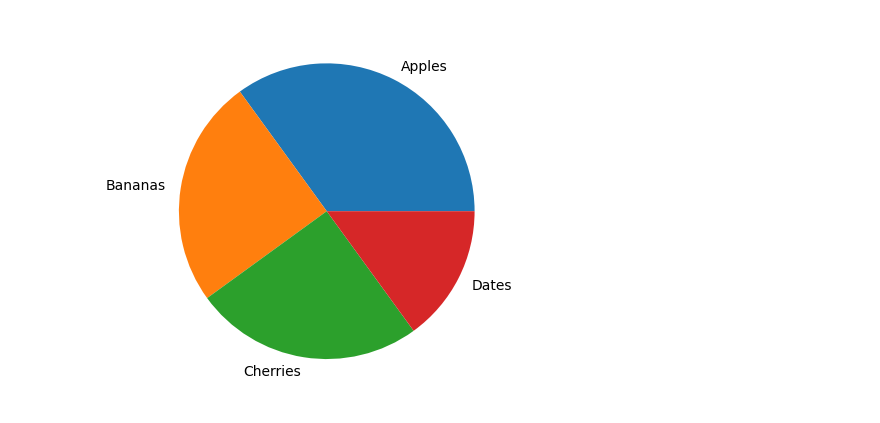
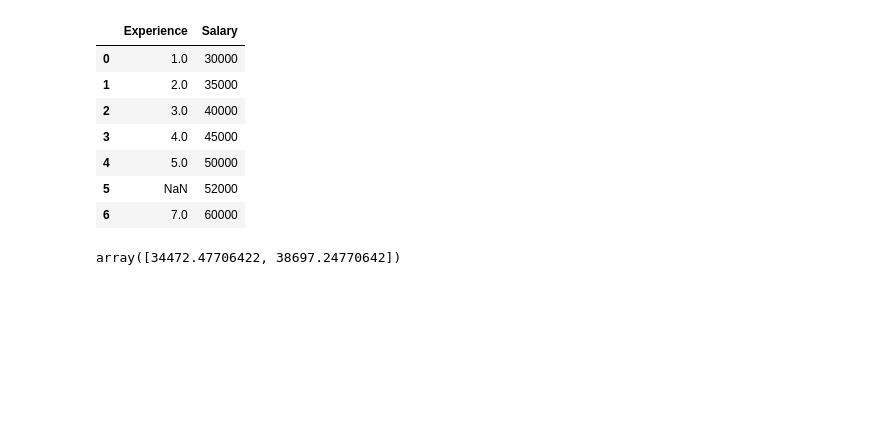
Before and after one commit to s-prakriti/Deep-Learning-Experiments-, a Jupyter notebook: Deep_Learning.ipynb, the cells around one changed output. Drawn from its saved outputs; the diff is of its cells as text; code cells hidden in the pictures; blank space fills up the shorter version.

```diff
--- a/Deep_Learning.ipynb
+++ b/Deep_Learning.ipynb
@@ -42,11 +7,21 @@ plt.show()
-# %%
-import matplotlib.pyplot as plt
-import numpy as np
-
-y = np.array([35, 25, 25, 15])
-mylabels = ["Apples", "Bananas", "Cherries", "Dates"]
-
-plt.pie(y, labels=mylabels)
-plt.show()
-# %% [output]
-[figure, removed]
+# %%
+import numpy as np
+import pandas as pd
+import matplotlib.pyplot as plt
+
+data = {
+    "Experience": [1, 2, 3, 4, 5, np.nan, 7],
+    "Salary": [30000, 35000, 40000, 45000, 50000, 52000, 60000]
+}
+
+df = pd.DataFrame(data)
+df
+# %% [output]
+|  | Experience | Salary |
+| 0 | 1.0 | 30000 |
+| 1 | 2.0 | 35000 |
+| 2 | 3.0 | 40000 |
+| 3 | 4.0 | 45000 |
+| 4 | 5.0 | 50000 |
+| 5 | NaN | 52000 |
+| 6 | 7.0 | 60000 |
@@ -52,0 +34,17 @@ plt.show()
+# %%
+from sklearn.model_selection import train_test_split
+
+X_train, X_test, y_train, y_test = train_test_split(
+    X, y, test_size=0.2, random_state=42
+)
+
+from sklearn.linear_model import LinearRegression
+
+model = LinearRegression()
+model.fit(X_train, y_train)
+
+
+y_pred = model.predict(X_test)
+y_pred
+# %% [output]
+array([34472.47706422, 38697.24770642])
```
Also changed, not shown: parts of 6 cells of this notebook.
